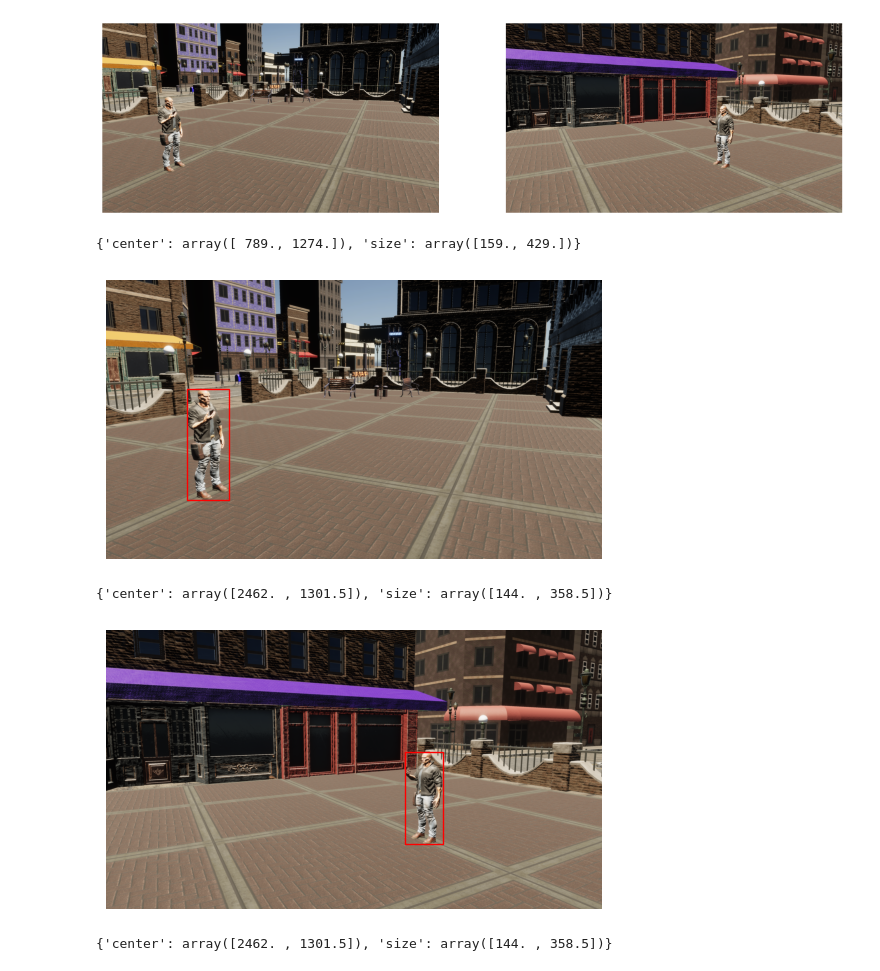
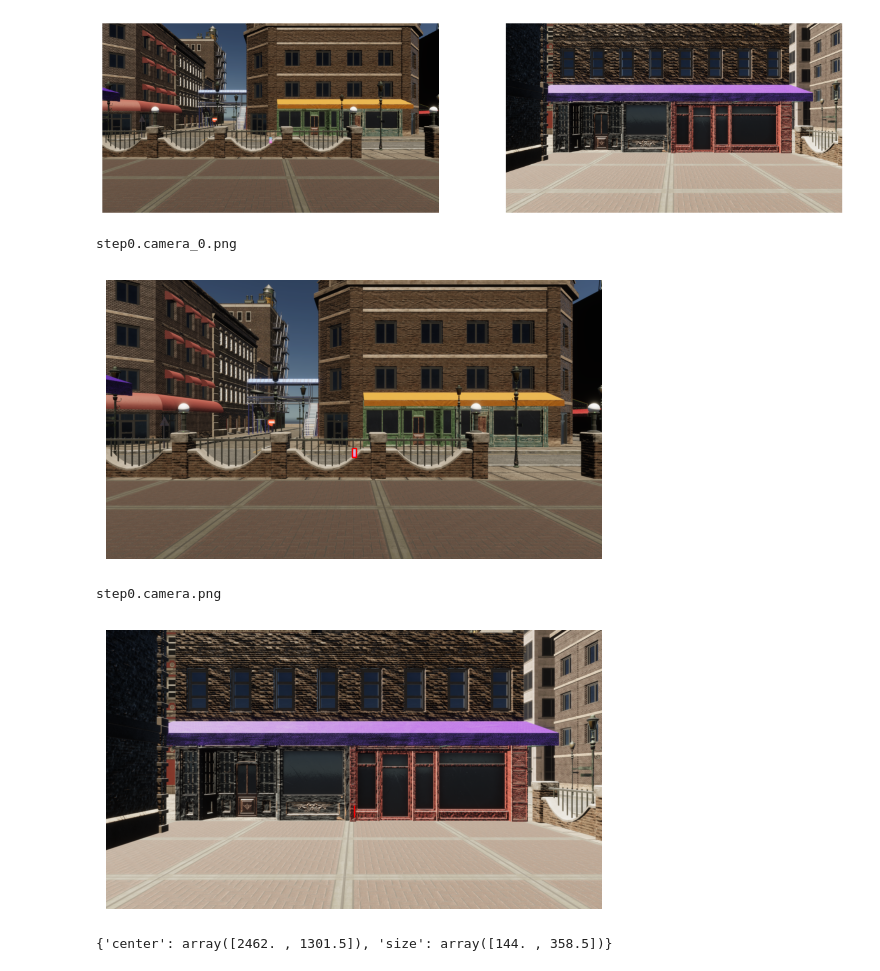
Before and after one commit to lordknight1904/Arsenal, a Jupyter notebook: vis.ipynb, the cells around one changed output. Cells and saved outputs as stored; diff of their text form; code cells hidden in the pictures.

```diff
--- a/vis.ipynb
+++ b/vis.ipynb
@@ -17,7 +17,13 @@ def get_location(captures):
     def _find(l, s):
         for elem in l:
             if elem['id'] == s or elem['id'] == f'{s}_0':
-                return elem['values'][0]
+                values = elem['values']
+                for i, value in enumerate(values):
+                    if value['labelName'] == 'phone2k':
+                        break
+                else:
+                    return None
+                return values[i]
 
     def _get_bbox(view):
         '''
@@ -75,33 +81,33 @@ for i in range(n_view):
 
 plt.show()
 # %% [output]
-[figure, old version]
+[figure, new version]
 # %%
 n_view = len(output['bboxes'])
 # fig, ax = plt.subplots(1, 2, figsize=(15, 15*n_view))
 for i in range(n_view):
     fig, ax = plt.subplots()
     bbox, camera = output.get('bboxes')[i], output.get('cameras')[i]
-    print(bbox)
+    print(camera["filename"])
     # ax[i].imshow(mpimg.imread(f'./solo/sequence.0/{camera["filename"]}'))
-    plt.imshow(mpimg.imread(f'./solo/sequence.0/{camera["filename"]}'))
+    plt.imshow(mpimg.imread(f'{folder_path}/{camera["filename"]}'))
     ax.add_patch(
         patches.Rectangle(
             bbox['center'] - np.array([bbox['size'][0], bbox['size'][1]]),
             2*bbox['size'][0], 2*bbox['size'][1],
             linewidth=1, edgecolor='r', facecolor='none'
         )
     )
     plt.axis('off')
     plt.show()
     # ax[i].axis('off')
 
 # plt.show()
 # %% [output]
-{'center': array([ 789., 1274.]), 'size': array([159., 429.])}
+step0.camera_0.png
-[figure, old version]
+[figure, new version]
-{'center': array([2462. , 1301.5]), 'size': array([144. , 358.5])}
+step0.camera.png
-[figure, old version]
+[figure, new version]
 # %%
 bbox
 # %% [output]
```
Also changed, not shown: parts of 1 cell of this notebook, 2 other files.
